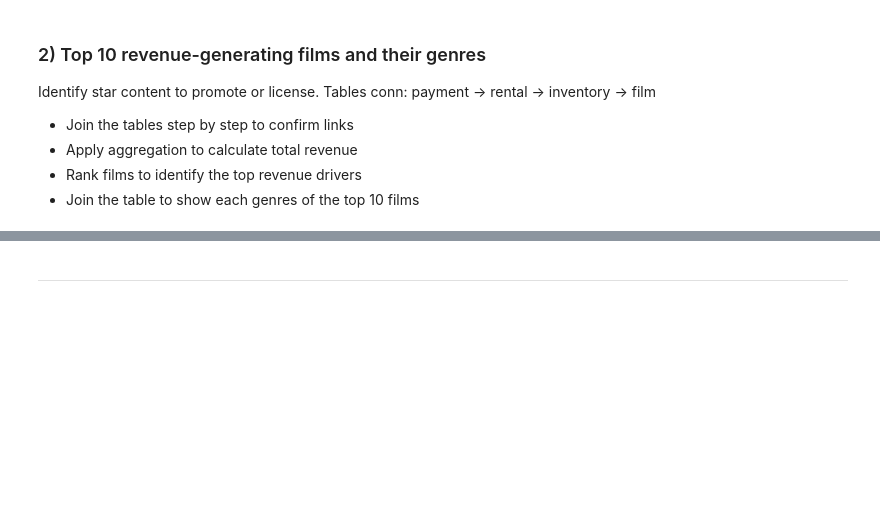
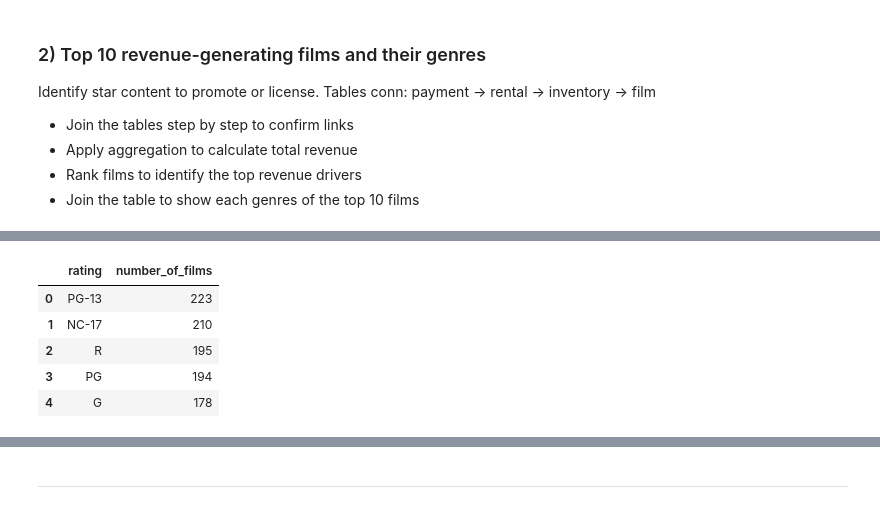
Before and after one commit to Akina-Aoki/sql_lab1_aira_franco, a Jupyter notebook: duckdb_pandas.ipynb, the cells around one changed output, grey strips where cells are left out. Cells and saved outputs as stored; diff of their text form; code cells hidden in the pictures; blank space fills up the shorter version.

```diff
--- a/duckdb_pandas.ipynb
+++ b/duckdb_pandas.ipynb
@@ -772,0 +795,18 @@ top_10_revenue_with_genre
+# %%
+ratings_analysis = duckdb.sql("""--sql
+SELECT
+    rating,
+    COUNT(*) AS number_of_films
+FROM film
+GROUP BY rating
+ORDER BY number_of_films DESC
+""").df()
+
+ratings_analysis
+# %% [output]
+|  | rating | number_of_films |
+| 0 | PG-13 | 223 |
+| 1 | NC-17 | 210 |
+| 2 | R | 195 |
+| 3 | PG | 194 |
+| 4 | G | 178 |
```
Also changed, not shown: parts of 16 cells of this notebook, 1 other file.
